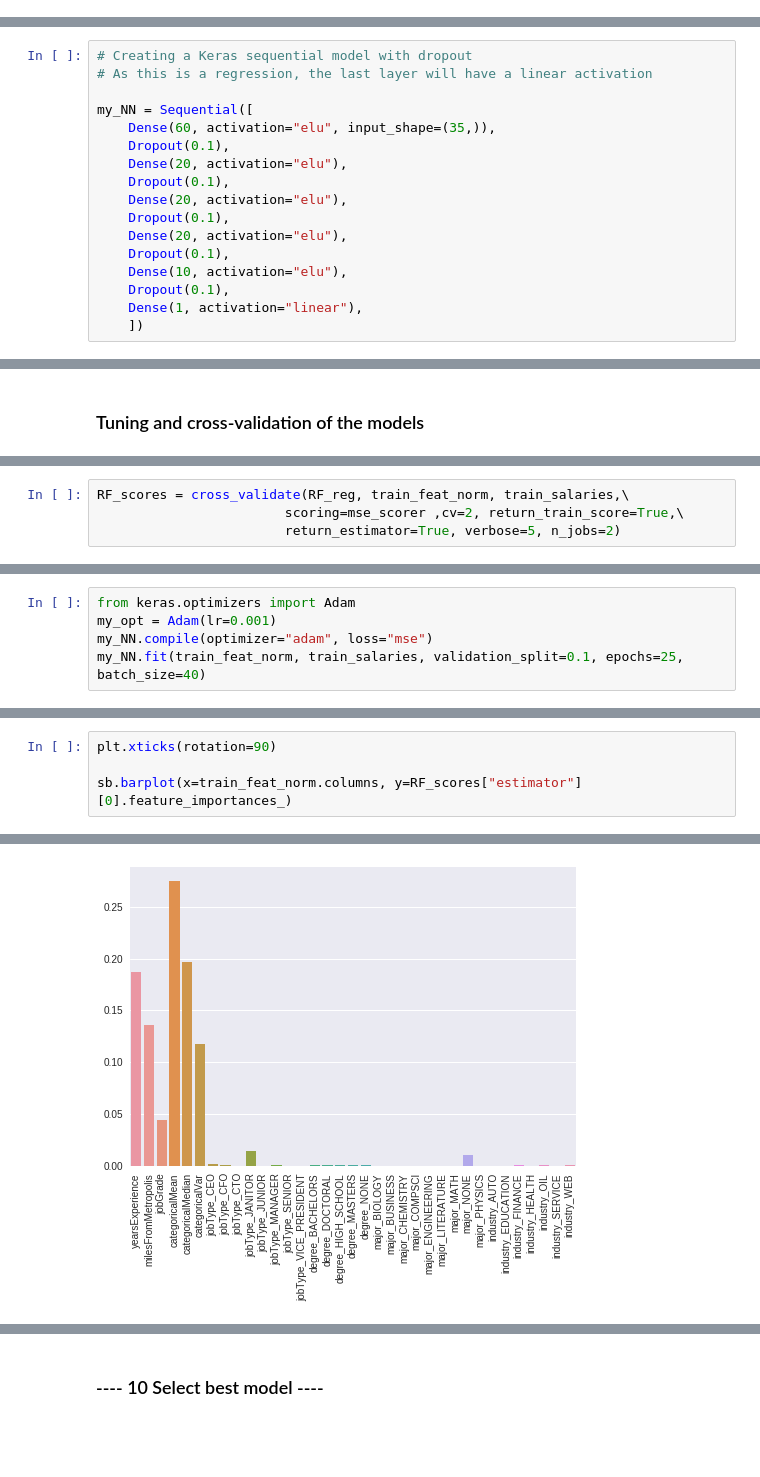
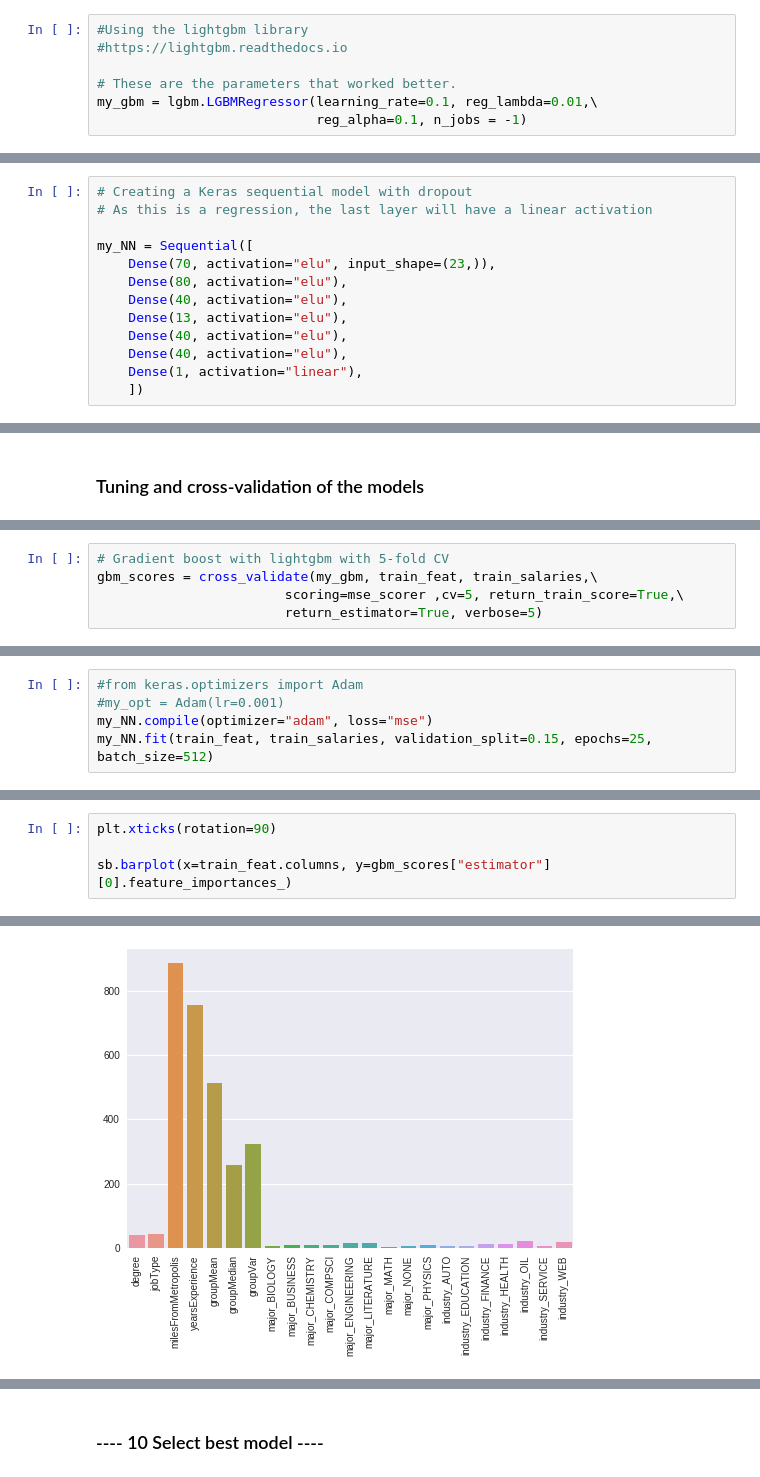
Before and after one commit to liapunov/HRdata, a Jupyter notebook: HRdataNotebook.ipynb, the cells around one changed output, grey strips where cells are left out. Drawn from its saved outputs; the diff is of its cells as text; blank space fills up the shorter version.

```diff
--- a/HRdataNotebook.ipynb
+++ b/HRdataNotebook.ipynb
@@ -686,3 +733,10 @@ RF_reg = RandomForestRegressor(n_estimators=100, max_depth=20, max_features=25,
+# %%
+#Using the lightgbm library
+#https://lightgbm.readthedocs.io
+
+# These are the parameters that worked better.
+my_gbm = lgbm.LGBMRegressor(learning_rate=0.1, reg_lambda=0.01,\
+                            reg_alpha=0.1, n_jobs = -1)
 # %% [markdown]
 Finally, we implement a simple Neural Networks through Tensorflow and Keras. As the model seems relatively low-dimensional and static, we will build a sequential network with a limited number of layers. Of course the depth of the network as well as the number of neurons per layer will be subject to tuning and validation.
 
@@ -692,15 +746,11 @@ Other than that, we might look into the optimizer to see whether tweaking the le
 # As this is a regression, the last layer will have a linear activation
 
 my_NN = Sequential([
-    Dense(60, activation="elu", input_shape=(35,)),
-    Dropout(0.1),
-    Dense(20, activation="elu"),
-    Dropout(0.1),
-    Dense(20, activation="elu"),
-    Dropout(0.1),
-    Dense(20, activation="elu"),
-    Dropout(0.1),
-    Dense(10, activation="elu"),
-    Dropout(0.1),
+    Dense(70, activation="elu", input_shape=(23,)),
+    Dense(80, activation="elu"),
+    Dense(40, activation="elu"),
+    Dense(13, activation="elu"),
+    Dense(40, activation="elu"),
+    Dense(40, activation="elu"),
     Dense(1, activation="linear"),
     ])
@@ -724,4 +783,5 @@ Ridge_scores = cross_validate(Ridge_reg, train_feat_norm, train_salaries,\
 # %%
-RF_scores = cross_validate(RF_reg, train_feat_norm, train_salaries,\
-                        scoring=mse_scorer ,cv=2, return_train_score=True,\
-                        return_estimator=True, verbose=5, n_jobs=2)
+# Gradient boost with lightgbm with 5-fold CV
+gbm_scores = cross_validate(my_gbm, train_feat, train_salaries,\
+                        scoring=mse_scorer ,cv=5, return_train_score=True,\
+                        return_estimator=True, verbose=5)
@@ -728,5 +805,5 @@ RF_scores = cross_validate(RF_reg, train_feat_norm, train_salaries,\
 # %%
-from keras.optimizers import Adam
-my_opt = Adam(lr=0.001)
+#from keras.optimizers import Adam
+#my_opt = Adam(lr=0.001)
 my_NN.compile(optimizer="adam", loss="mse")
-my_NN.fit(train_feat_norm, train_salaries, validation_split=0.1, epochs=25, batch_size=40)
+my_NN.fit(train_feat, train_salaries, validation_split=0.15, epochs=25, batch_size=512)
@@ -745,7 +847,7 @@ print(Ridge_train_score)
 # %%
 plt.xticks(rotation=90)
 
-sb.barplot(x=train_feat_norm.columns, y=RF_scores["estimator"][0].feature_importances_)
+sb.barplot(x=train_feat.columns, y=gbm_scores["estimator"][0].feature_importances_)
 # %% [output]
 <matplotlib.axes._subplots.AxesSubplot at 0x...>
-[figure, old version]
+[figure, new version]
```
Also changed, not shown: parts of 59 cells of this notebook.
